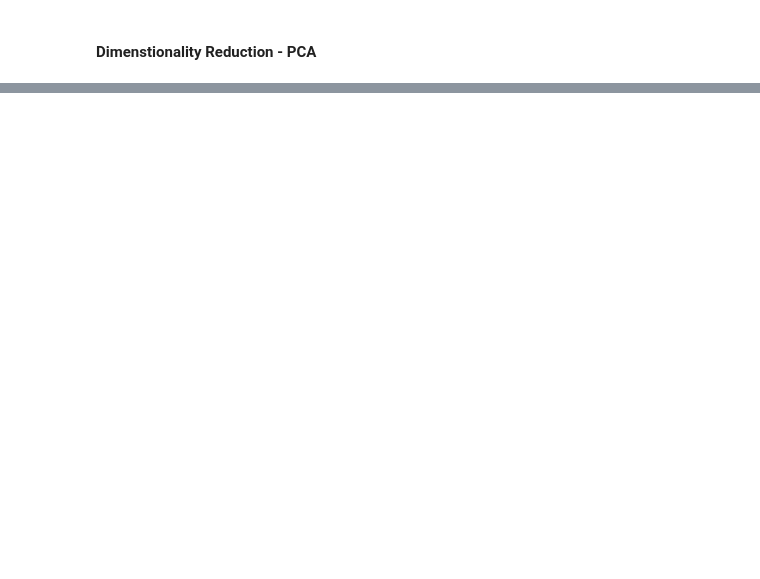
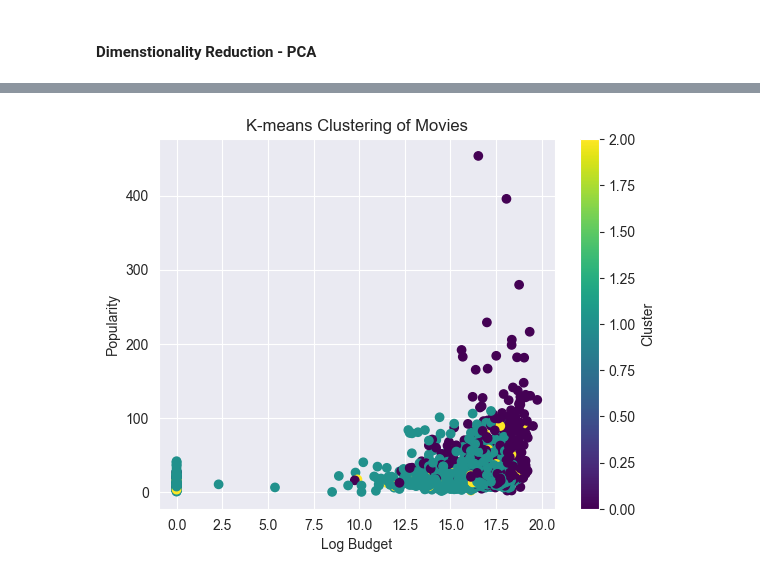
Before and after one commit to jessahal/Box-office-predictions, a Jupyter notebook: box_office_model_fitting.ipynb, the cells around one changed output, grey strips where cells are left out. Drawn from its saved outputs; the diff is of its cells as text; code cells hidden in the pictures; blank space fills up the shorter version.

```diff
--- a/box_office_model_fitting.ipynb
+++ b/box_office_model_fitting.ipynb
@@ -457,0 +493,23 @@ TypeError: Cannot cast array data from dtype('O') to dtype('float64') according
+# %%
+# Scale the features to ensure they are on a similar scale
+scaler = StandardScaler()
+X_processed = preprocessor.fit_transform(X)
+X_scaled = scaler.fit_transform(X_processed)
+
+
+# Apply KMeans clustering
+kmeans = KMeans(n_clusters=3, random_state=42)
+kmeans.fit(X_scaled)
+
+# Get the cluster labels
+movies['cluster'] = kmeans.labels_
+
+# Visualize the clusters (you can use a 2D plot or 3D plot depending on your data)
+plt.scatter(movies['log_budget'], movies['popularity'], c=movies['cluster'], cmap='viridis')
+plt.xlabel('Log Budget')
+plt.ylabel('Popularity')
+plt.title('K-means Clustering of Movies')
+plt.colorbar(label='Cluster')
+plt.show()
+# %% [output]
+[figure, added]
```
Also changed, not shown: parts of 8 cells of this notebook.
